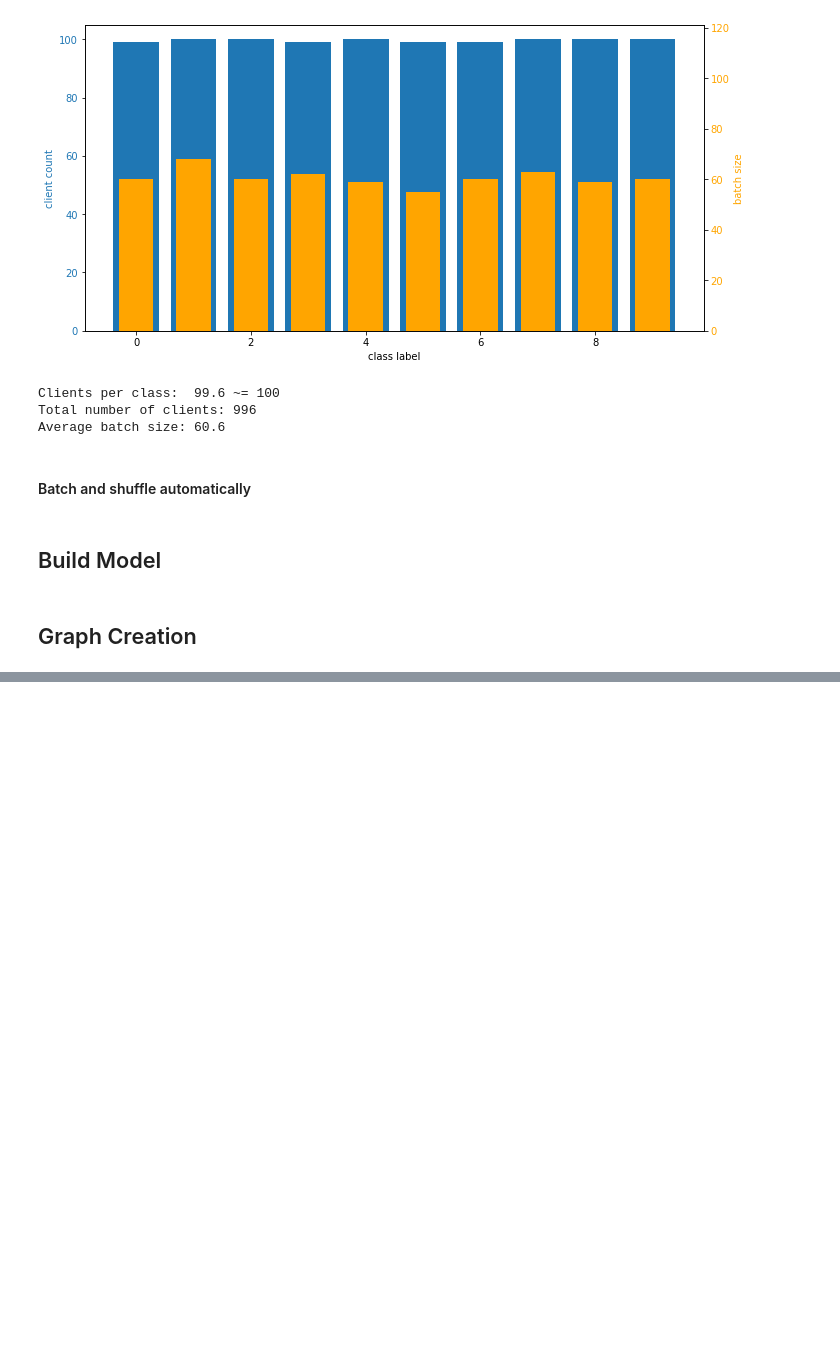
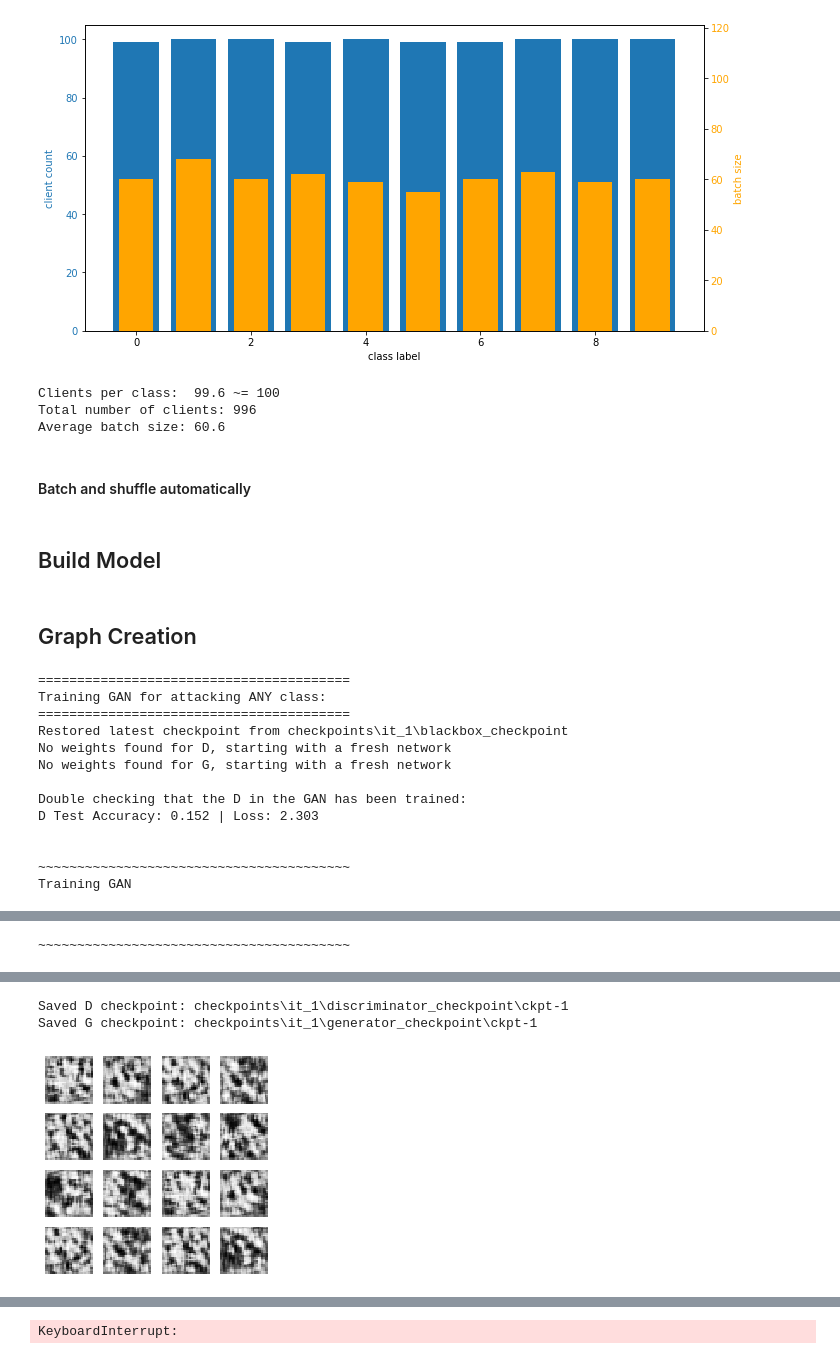
Before and after one commit to jzharris/209AS-Embedded-Security, a Jupyter notebook: main/gan_attack/GAN Attack - All Class GD Training.ipynb, the cells around one changed output, grey strips where cells are left out. Drawn from its saved outputs; the diff is of its cells as text; code cells hidden in the pictures; blank space fills up the shorter version.

```diff
--- a/main/gan_attack/GAN Attack - All Class GD Training.ipynb
+++ b/main/gan_attack/GAN Attack - All Class GD Training.ipynb
@@ -521,9 +508,11 @@ class SplitLearning:
             for d in glob(os.path.join(parent_folder, '*')):
                 if os.path.isfile(os.path.join(d, blackbox_checkpoint_folder, 'checkpoint')):
                     # passed, valid checkpoint
-                    it = int(d.split('_')[1])
-                    if largest_it is None or it > largest_it:
-                        largest_it = it
+                    if '_' in d:
+                        # passed, valid iteration folder
+                        it = int(d.split('_')[1])
+                        if largest_it is None or it > largest_it:
+                            largest_it = it
             if largest_it is not None:
                 checkpoint_directory = os.path.join(parent_folder, 'it_{}'.format(largest_it), blackbox_checkpoint_folder)
                 self.ckpt.restore(tf.train.latest_checkpoint(checkpoint_directory))
@@ -1065,12 +1034,12 @@ def test_GAN():
     print('Training GAN for attacking ANY class:')
     print('='*40)
 
-    slg = SystemTrainer(split_training_params, noise_dim, gan_batch_size, gan_epochs, use_blackbox=False)
+    slg = SystemTrainer(split_training_params, gan_training_params)
 
     # load pretrained weights if they exist:
-    slg.split.restore(load_default=True, it_restore=1)
-    slg.gan.restore(load_default=True, it_restore=1)
-#     slg.gan.save_ckpts = False # don't save the training ckpts for this test
+    slg.split.restore()# (load_default=True, it_restore=1)
+    slg.gan.restore()# (load_default=True, it_restore=1)
+    # slg.gan.save_ckpts = False # don't save the training ckpts for this test
 
     # This SHOULD have the restored weights from split
     print()
@@ -1085,0 +1053,16 @@ def test_GAN():
+# %%
+test_GAN()
+# %% [output]
+========================================
+Training GAN for attacking ANY class:
+========================================
+Restored latest checkpoint from checkpoints\it_1\blackbox_checkpoint
+No weights found for D, starting with a fresh network
+No weights found for G, starting with a fresh network
+
+Double checking that the D in the GAN has been trained:
+D Test Accuracy: 0.152 | Loss: 2.303
+
+
+~~~~~~~~~~~~~~~~~~~~~~~~~~~~~~~~~~~~~~~~
+Training GAN
@@ -1085,0 +1070 @@ def test_GAN():
+~~~~~~~~~~~~~~~~~~~~~~~~~~~~~~~~~~~~~~~~
@@ -1085,0 +1072,3 @@ def test_GAN():
+Saved D checkpoint: checkpoints\it_1\discriminator_checkpoint\ckpt-1
+Saved G checkpoint: checkpoints\it_1\generator_checkpoint\ckpt-1
+[figure, added]
@@ -1086 +1079,2 @@ def test_GAN():
+KeyboardInterrupt:
 # %%
```
Also changed, not shown: parts of 7 cells of this notebook.
